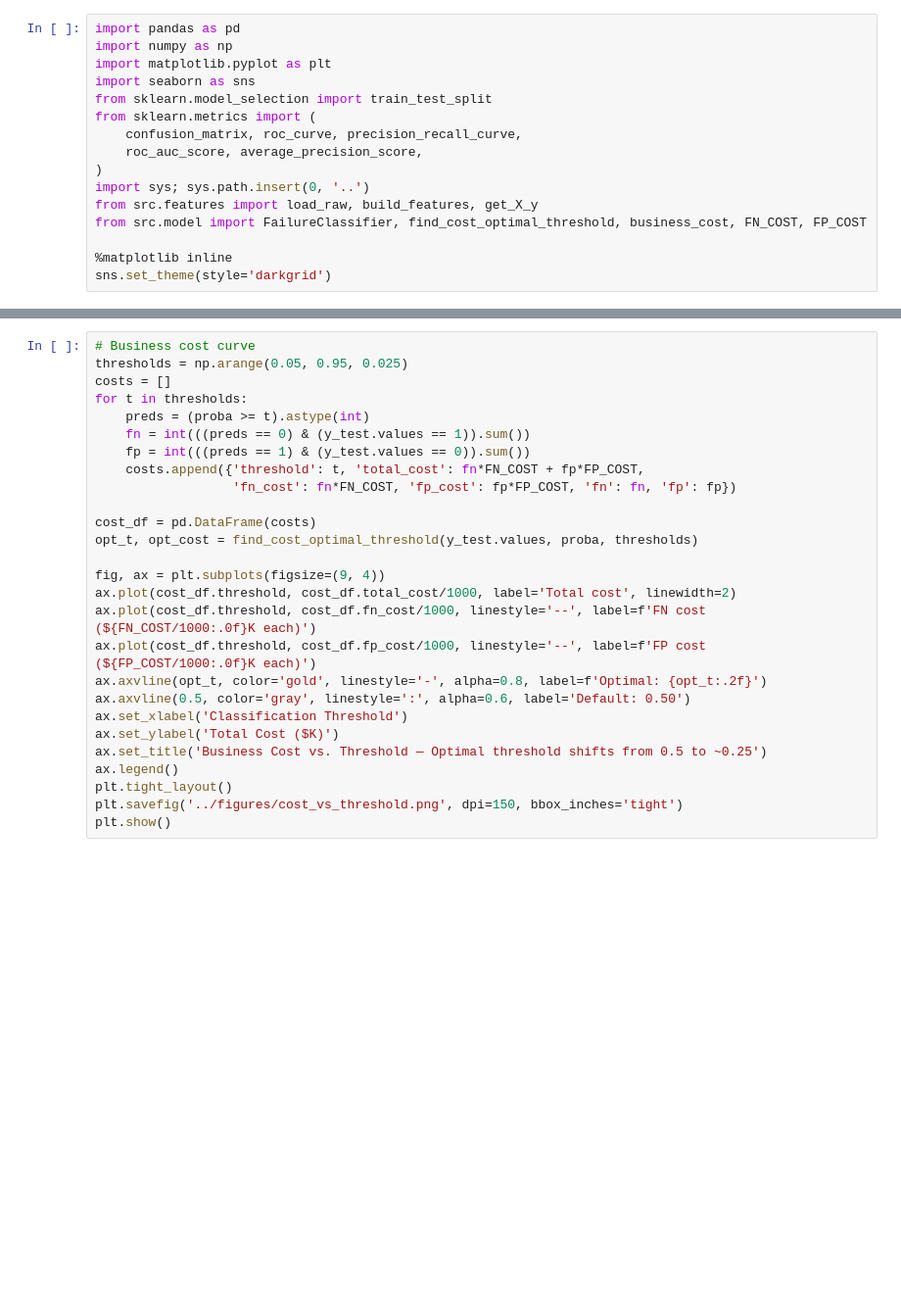
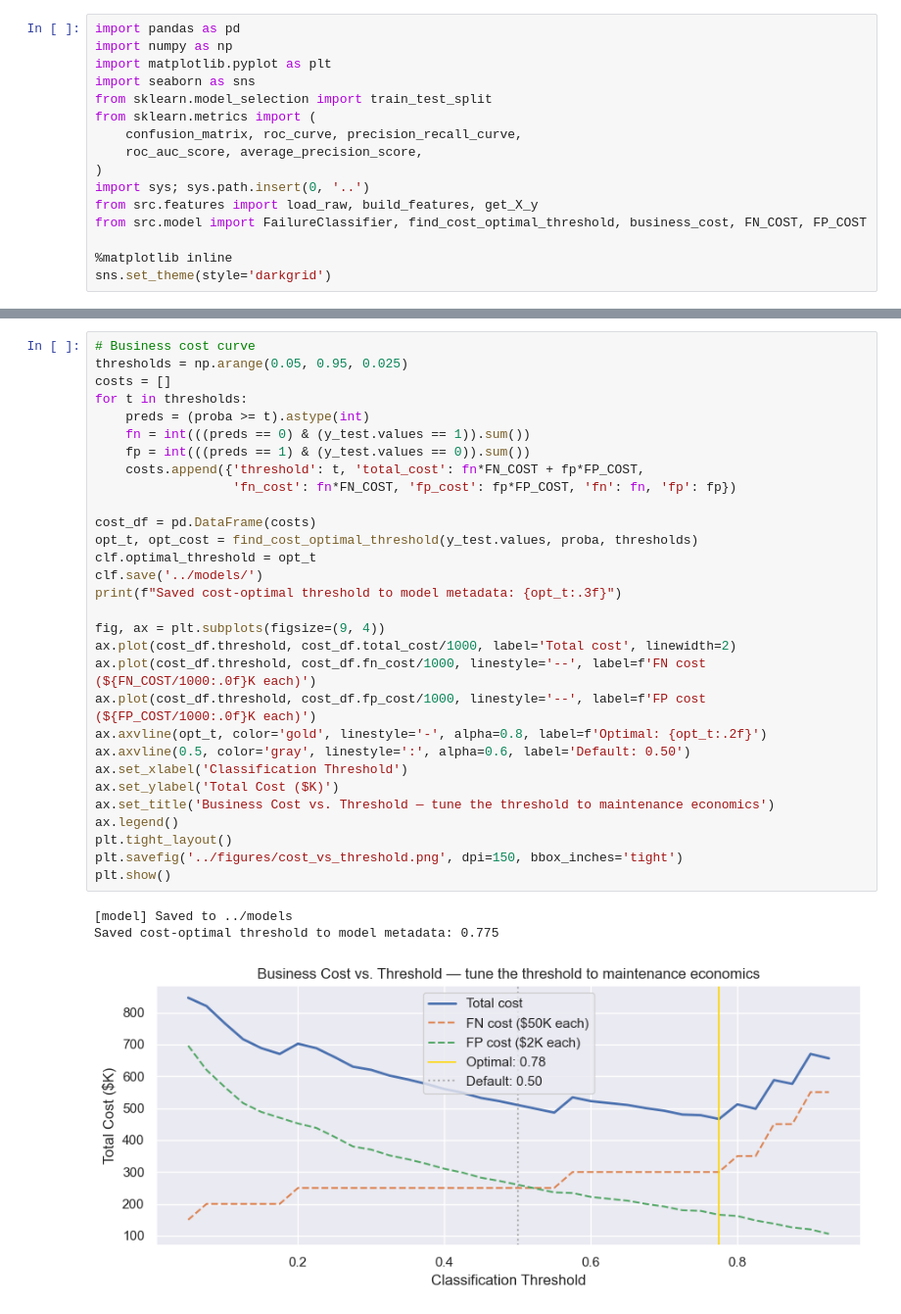
Before and after one commit to aalias01/industrial-failure-classification, a Jupyter notebook: notebooks/03_evaluation.ipynb, the cells around one changed output, grey strips where cells are left out. Shown at 98% size. Saved outputs shown, nothing was run; the diff lists cells and outputs as text; blank space fills up the shorter version.

```diff
--- a/notebooks/03_evaluation.ipynb
+++ b/notebooks/03_evaluation.ipynb
@@ -41,30 +44,37 @@ print(f"Optimal threshold from training: {clf.optimal_threshold}")
 # %%
 # Business cost curve
 thresholds = np.arange(0.05, 0.95, 0.025)
 costs = []
 for t in thresholds:
     preds = (proba >= t).astype(int)
     fn = int(((preds == 0) & (y_test.values == 1)).sum())
     fp = int(((preds == 1) & (y_test.values == 0)).sum())
     costs.append({'threshold': t, 'total_cost': fn*FN_COST + fp*FP_COST,
                   'fn_cost': fn*FN_COST, 'fp_cost': fp*FP_COST, 'fn': fn, 'fp': fp})
 
 cost_df = pd.DataFrame(costs)
 opt_t, opt_cost = find_cost_optimal_threshold(y_test.values, proba, thresholds)
+clf.optimal_threshold = opt_t
+clf.save('../models/')
+print(f"Saved cost-optimal threshold to model metadata: {opt_t:.3f}")
 
 fig, ax = plt.subplots(figsize=(9, 4))
 ax.plot(cost_df.threshold, cost_df.total_cost/1000, label='Total cost', linewidth=2)
 ax.plot(cost_df.threshold, cost_df.fn_cost/1000, linestyle='--', label=f'FN cost (${FN_COST/1000:.0f}K each)')
 ax.plot(cost_df.threshold, cost_df.fp_cost/1000, linestyle='--', label=f'FP cost (${FP_COST/1000:.0f}K each)')
 ax.axvline(opt_t, color='gold', linestyle='-', alpha=0.8, label=f'Optimal: {opt_t:.2f}')
 ax.axvline(0.5, color='gray', linestyle=':', alpha=0.6, label='Default: 0.50')
 ax.set_xlabel('Classification Threshold')
 ax.set_ylabel('Total Cost ($K)')
-ax.set_title('Business Cost vs. Threshold — Optimal threshold shifts from 0.5 to ~0.25')
+ax.set_title('Business Cost vs. Threshold — tune the threshold to maintenance economics')
 ax.legend()
 plt.tight_layout()
 plt.savefig('../figures/cost_vs_threshold.png', dpi=150, bbox_inches='tight')
 plt.show()
+# %% [output]
+[model] Saved to ../models
+Saved cost-optimal threshold to model metadata: 0.775
+[figure, added]
 # %%
 # Confusion matrices: default vs optimal
 fig, axes = plt.subplots(1, 2, figsize=(10, 4))
```
Also changed, not shown: parts of 5 cells of this notebook, 20 other files.
